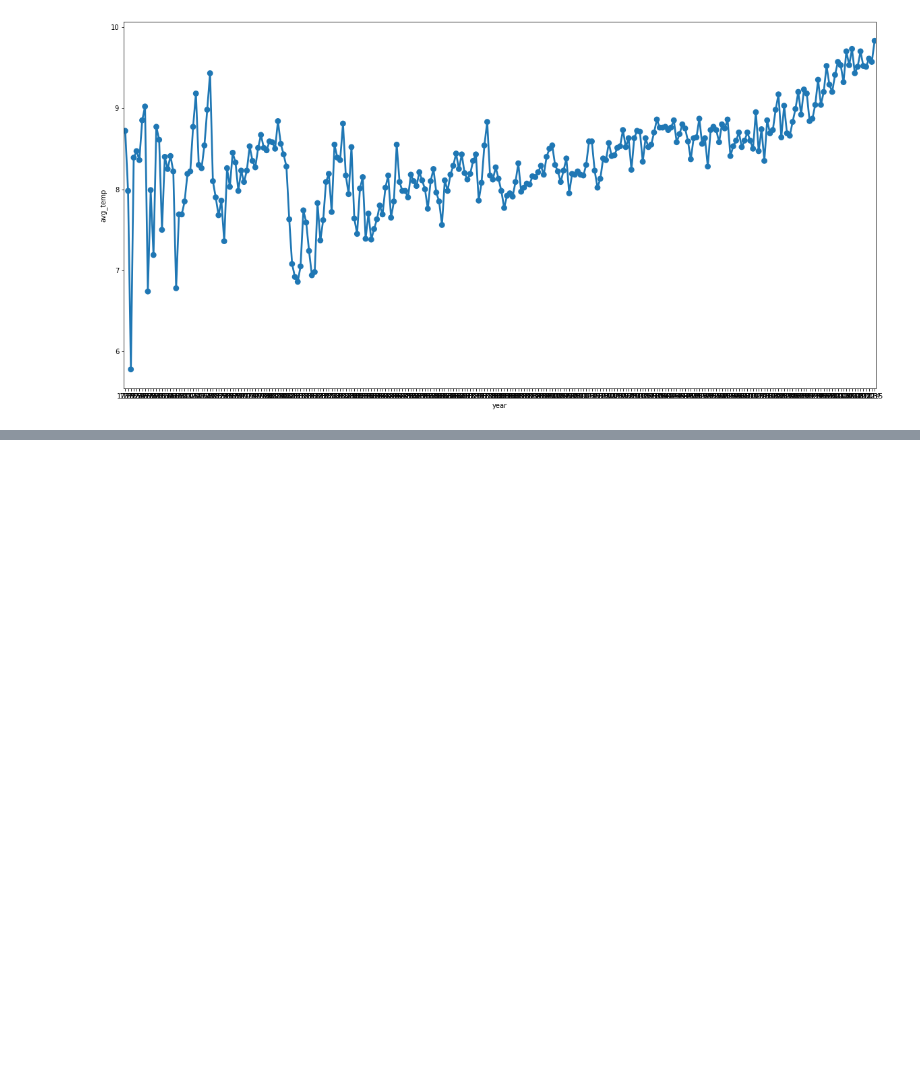
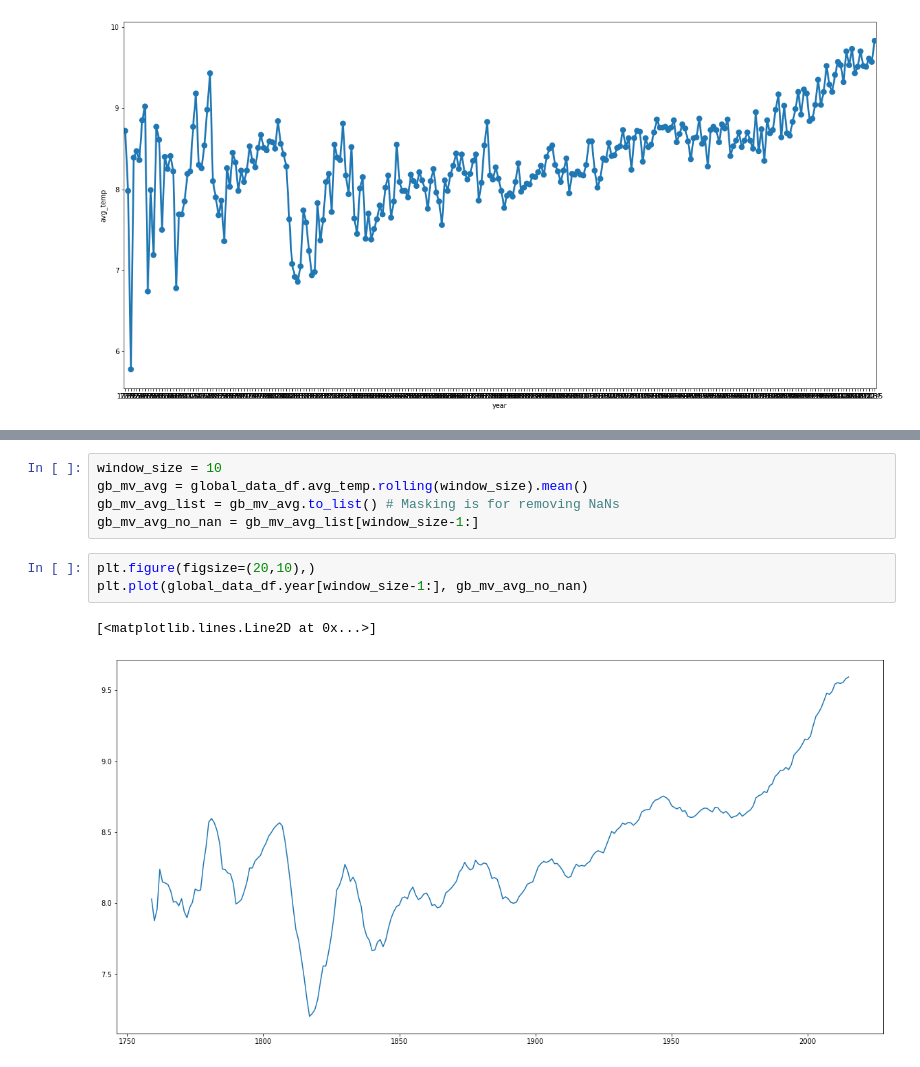
Before and after one commit to mzhoolideh/data_science_pract, a Jupyter notebook: weather_trend/explore_weather_trends.ipynb, the cells around one changed output, grey strips where cells are left out. Saved outputs shown, nothing was run; the diff lists cells and outputs as text; blank space fills up the shorter version.

```diff
--- a/weather_trend/explore_weather_trends.ipynb
+++ b/weather_trend/explore_weather_trends.ipynb
@@ -87,0 +95,11 @@ sns.pointplot(x='year', y='avg_temp', data=global_data_df)
+# %%
+window_size = 10
+gb_mv_avg = global_data_df.avg_temp.rolling(window_size).mean()
+gb_mv_avg_list = gb_mv_avg.to_list() # Masking is for removing NaNs
+gb_mv_avg_no_nan = gb_mv_avg_list[window_size-1:]
+# %%
+plt.figure(figsize=(20,10),)
+plt.plot(global_data_df.year[window_size-1:], gb_mv_avg_no_nan)
+# %% [output]
+[<matplotlib.lines.Line2D at 0x...>]
+[figure, added]
```
Also changed, not shown: parts of 6 cells of this notebook.
